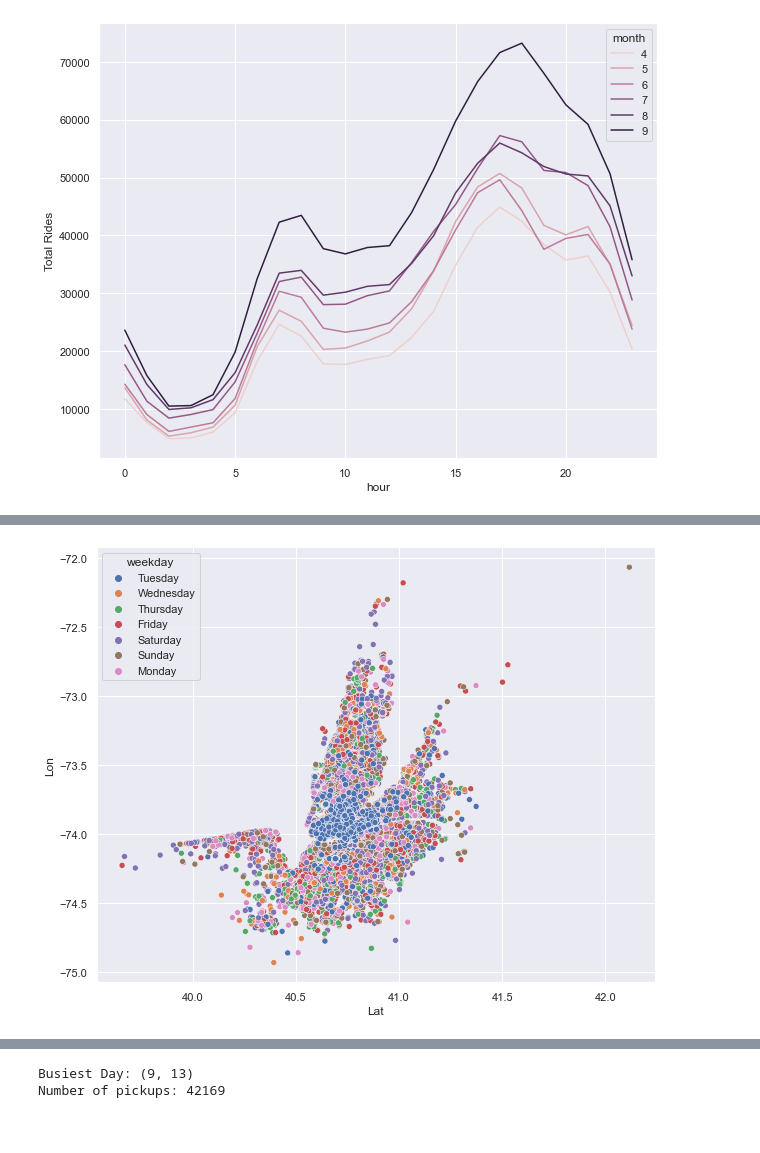
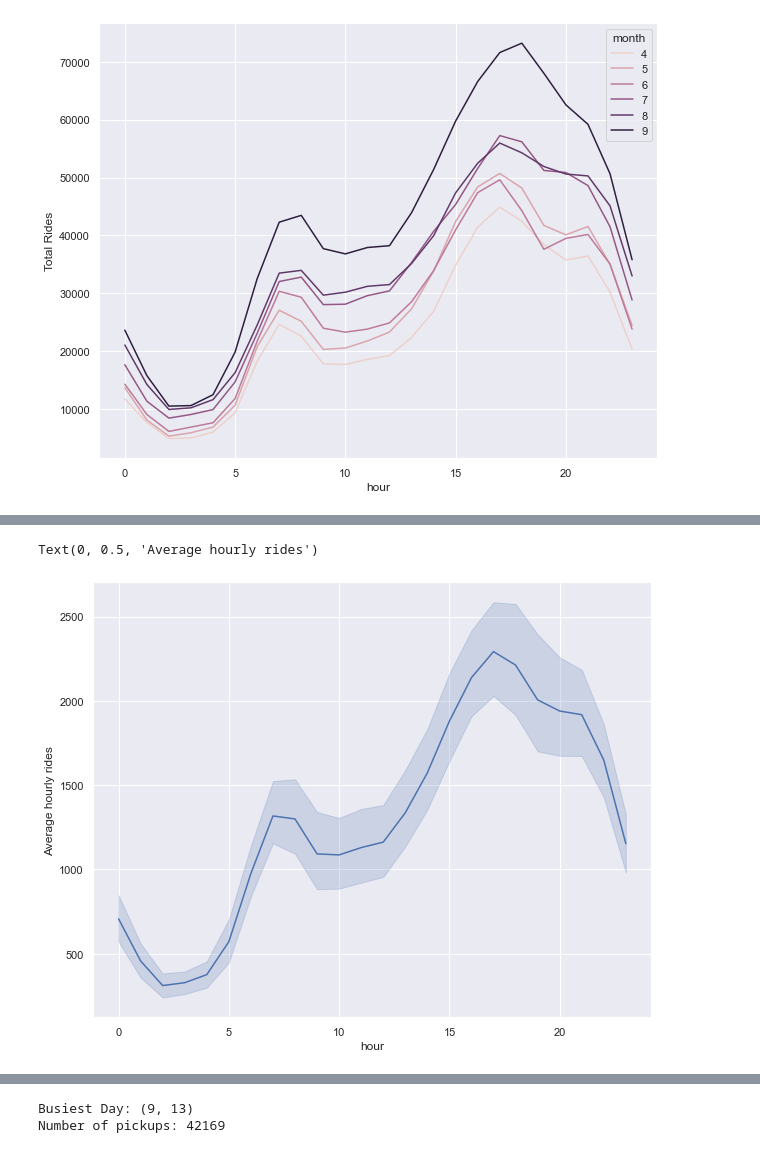
Before and after one commit to knavdeep152002/PDS_Project, a Jupyter notebook: uber.ipynb, the cells around one changed output, grey strips where cells are left out. Drawn from its saved outputs; the diff is of its cells as text; code cells hidden in the pictures.

```diff
--- a/uber.ipynb
+++ b/uber.ipynb
@@ -119,6 +123,7 @@ df['weekday'] = df['Date/Time'].dt.day_name()
 df['day'] = df['Date/Time'].dt.day
 df['hour'] = df['Date/Time'].dt.hour
 df['minute'] = df['Date/Time'].dt.minute
+df['Date'] = df['Date/Time'].dt.date
 # %%
 df.head()
 # %% [output]
@@ -257,3 +263,8 @@ plt.ylabel('Total Rides')
 plt.show()
 # %% [output]
 [figure]
+# %%
+# average hourly rides
+hourly_rides = df.groupby(['month','hour'])['Date/Time'].count().reset_index()
+hourly_rides['hourly_rides'] = hourly_rides['Date/Time']/24
+hourly_rides.head()
@@ -260,6 +278,7 @@ plt.show()
 # %%
-fig = plt.figure(figsize=(10,8))
-sns.scatterplot(data=df,x='Lat',y='Lon',hue='weekday')
-plt.show()
+plt.figure(figsize=(10,8))
+sns.lineplot(data=hourly_rides,x='hour',y='hourly_rides')
+plt.ylabel('Average hourly rides')
 # %% [output]
+Text(0, 0.5, 'Average hourly rides')
-[figure, old version]
+[figure, new version]
```
Also changed, not shown: parts of 28 cells of this notebook.
